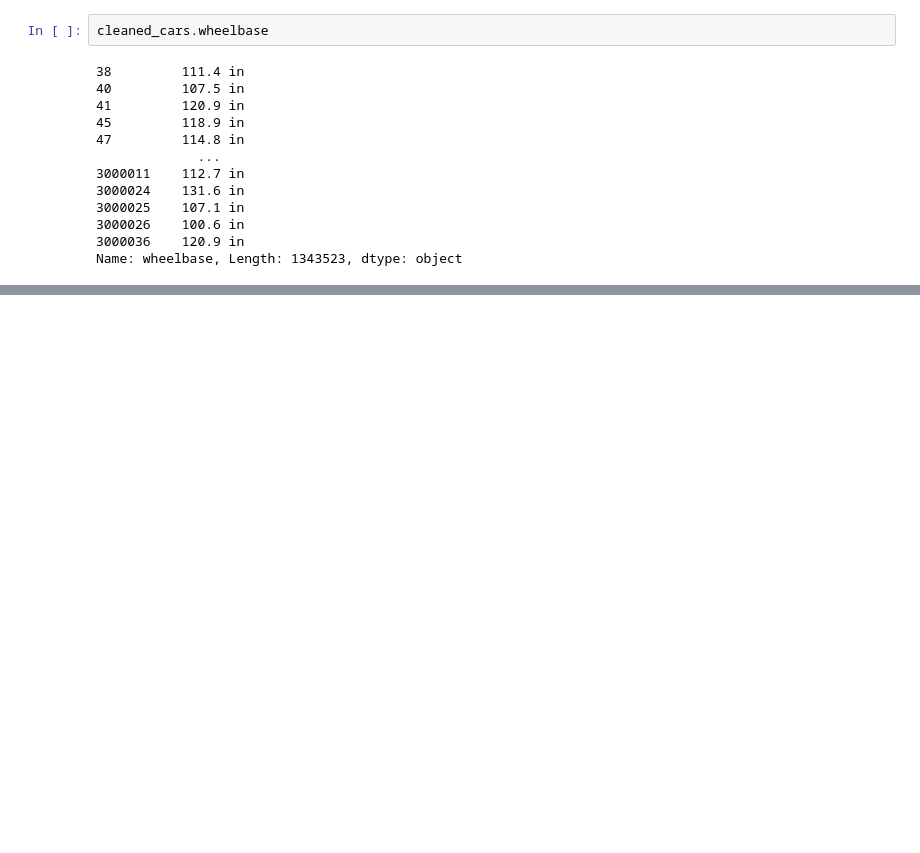
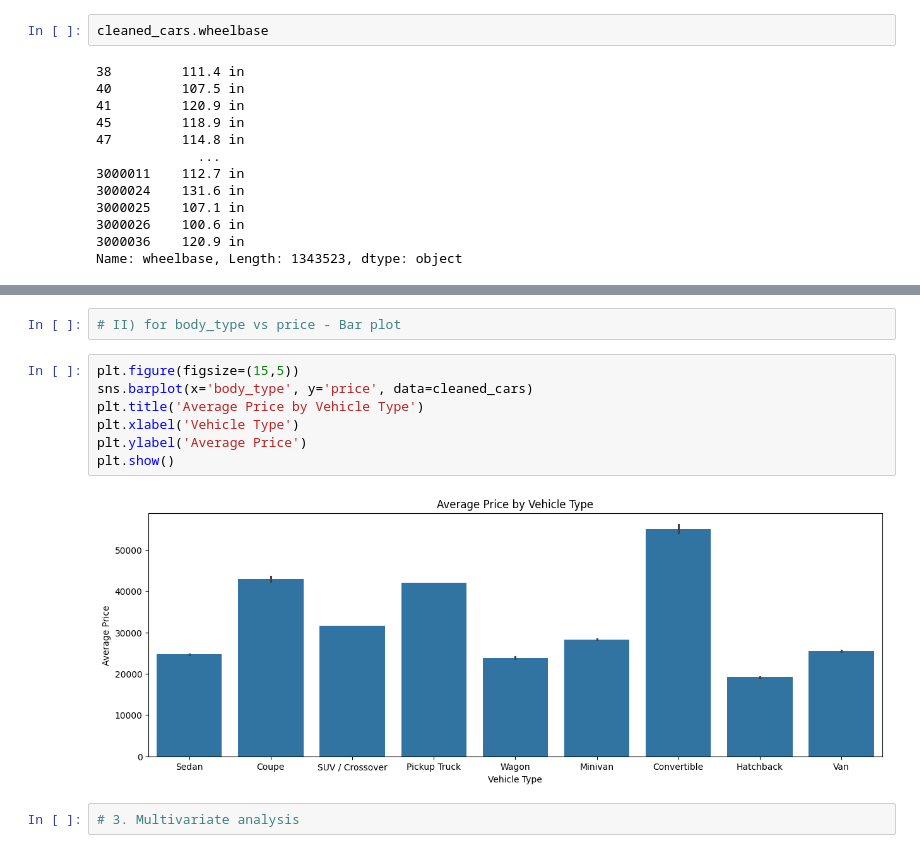
Before and after one commit to AayushParab44/PML_Project_Used_Cars_Price_Prediction, a Jupyter notebook: ML_Project_Used_Cars.ipynb, the cells around one changed output, grey strips where cells are left out. Cells and saved outputs as stored; diff of their text form; blank space fills up the shorter version.

```diff
--- a/ML_Project_Used_Cars.ipynb
+++ b/ML_Project_Used_Cars.ipynb
@@ -1087,0 +1267,13 @@ Name: wheelbase, Length: 1343523, dtype: object
+# %%
+# II) for body_type vs price - Bar plot
+# %%
+plt.figure(figsize=(15,5))
+sns.barplot(x='body_type', y='price', data=cleaned_cars)
+plt.title('Average Price by Vehicle Type')
+plt.xlabel('Vehicle Type')
+plt.ylabel('Average Price')
+plt.show()
+# %% [output]
+[figure, added]
+# %%
+# 3. Multivariate analysis
```
Also changed, not shown: parts of 48 cells of this notebook.
